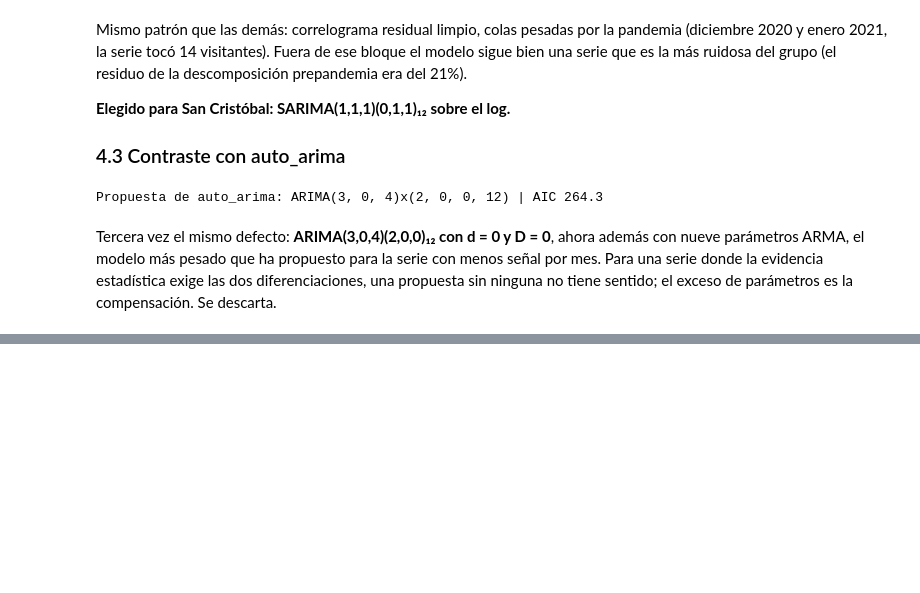
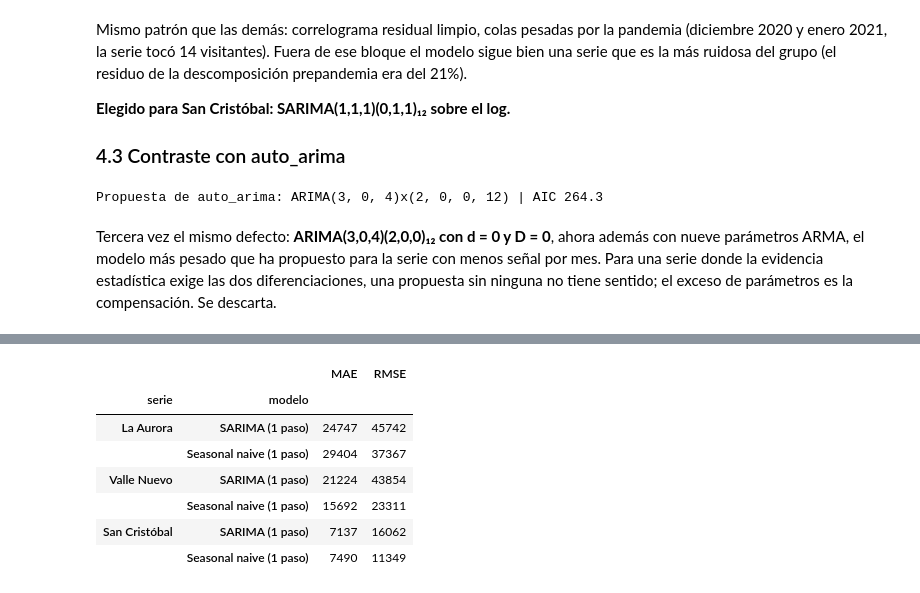
Before and after one commit to Fercho1118/Laboratorio-1-Series-de-Tiempo, a Jupyter notebook: notebooks/modelado-fronteras.ipynb, the cells around one changed output, grey strips where cells are left out. Cells and saved outputs as stored; diff of their text form; code cells hidden in the pictures; blank space fills up the shorter version.

```diff
--- a/notebooks/modelado-fronteras.ipynb
+++ b/notebooks/modelado-fronteras.ipynb
@@ -394,0 +553,29 @@ naive), el pronóstico sobre el conjunto de prueba y la comparación por MAE y R
+# %%
+def sarima_un_paso(nombre, resultado):
+    serie_completa = np.log(pd.concat([train[nombre], test[nombre]]))
+    filtrado = resultado.apply(serie_completa)  # mismos parámetros, filtro sobre toda la serie
+    pred = np.exp(filtrado.get_prediction(start=test.index[0], dynamic=False).predicted_mean)
+    return pred
+
+
+filas = []
+for nombre, resultado in [("frontera: La Aurora", mejor_aurora),
+                          ("frontera: Valle Nuevo", mejor_vnuevo),
+                          ("frontera: San Cristóbal", mejor_scristobal)]:
+    yt = test[nombre]
+    p_sarima = sarima_un_paso(nombre, resultado)
+    p_naive = pd.concat([train[nombre], yt]).shift(12).loc[test.index]
+    for etiq, p in [("SARIMA (1 paso)", p_sarima), ("Seasonal naive (1 paso)", p_naive)]:
+        e = yt.values - p.values
+        filas.append({"serie": nombre.replace("frontera: ", ""), "modelo": etiq,
+                      "MAE": round(np.mean(np.abs(e))), "RMSE": round(np.sqrt(np.mean(e ** 2)))})
+pd.DataFrame(filas).set_index(["serie", "modelo"])
+# %% [output]
+|  |  | MAE | RMSE |
+| serie | modelo |  |  |
+| La Aurora | SARIMA (1 paso) | 24747 | 45742 |
+|  | Seasonal naive (1 paso) | 29404 | 37367 |
+| Valle Nuevo | SARIMA (1 paso) | 21224 | 43854 |
+|  | Seasonal naive (1 paso) | 15692 | 23311 |
+| San Cristóbal | SARIMA (1 paso) | 7137 | 16062 |
+|  | Seasonal naive (1 paso) | 7490 | 11349 |
```
Also changed, not shown: parts of 12 cells of this notebook.
